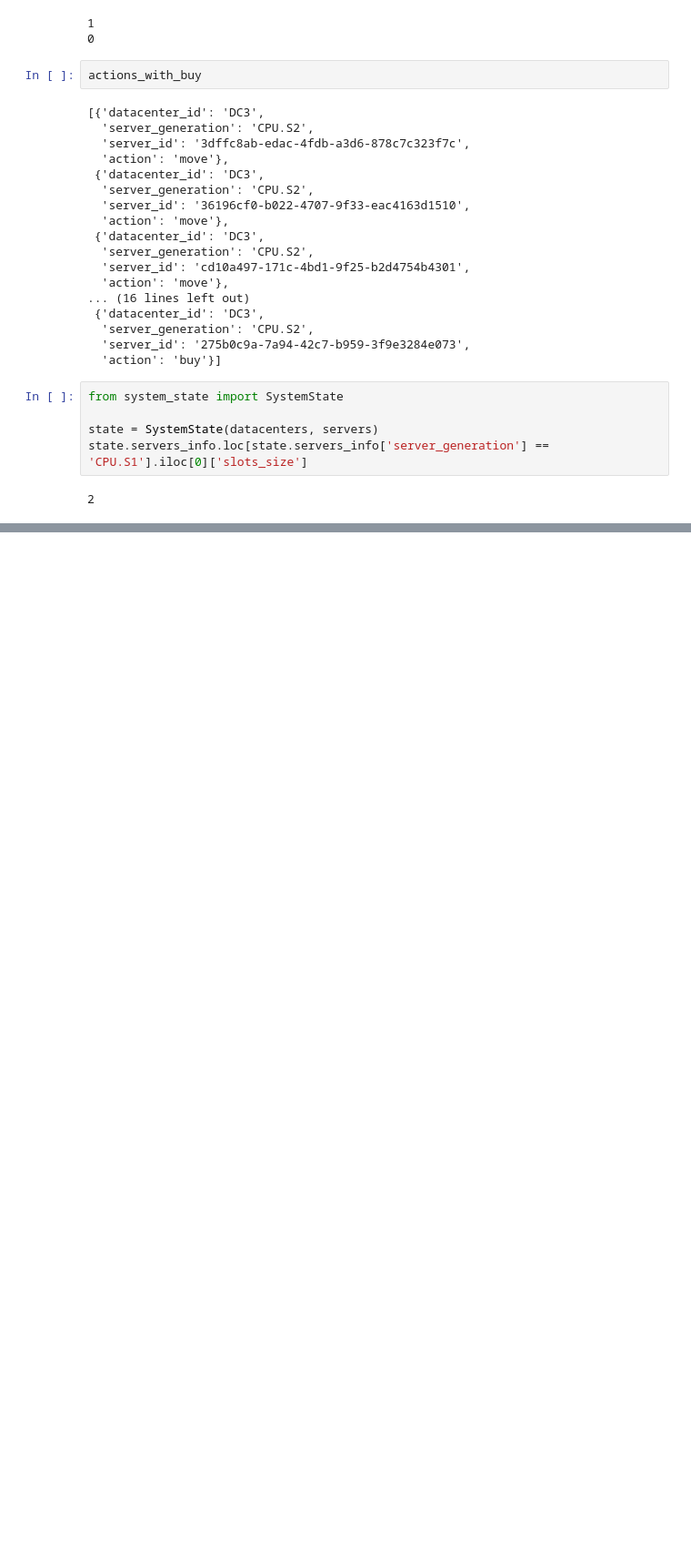
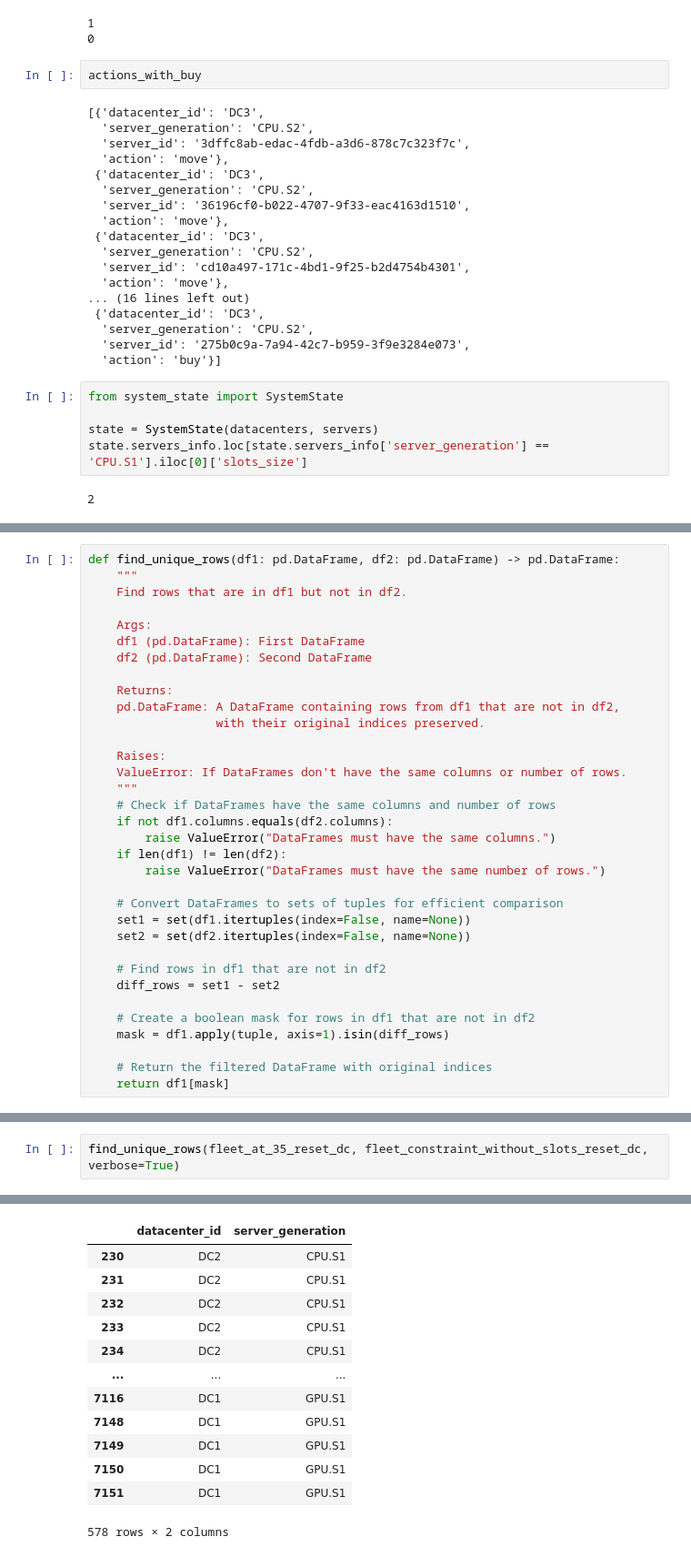
Before and after one commit to degendemolisher/Hackathon-Huawei-FiveGuys, a Jupyter notebook: analyse_data/tests.ipynb, the cells around one changed output, grey strips where cells are left out. Shown at 91% size. Cells and saved outputs as stored; diff of their text form; blank space fills up the shorter version.

```diff
--- a/analyse_data/tests.ipynb
+++ b/analyse_data/tests.ipynb
@@ -1616,0 +1738,34 @@ state.servers_info.loc[state.servers_info['server_generation'] == 'CPU.S1'].iloc
+# %%
+def find_unique_rows(df1: pd.DataFrame, df2: pd.DataFrame) -> pd.DataFrame:
+    """
+    Find rows that are in df1 but not in df2.
+
+    Args:
+    df1 (pd.DataFrame): First DataFrame
+    df2 (pd.DataFrame): Second DataFrame
+
+    Returns:
+    pd.DataFrame: A DataFrame containing rows from df1 that are not in df2,
+                  with their original indices preserved.
+
+    Raises:
+    ValueError: If DataFrames don't have the same columns or number of rows.
+    """
+    # Check if DataFrames have the same columns and number of rows
+    if not df1.columns.equals(df2.columns):
+        raise ValueError("DataFrames must have the same columns.")
+    if len(df1) != len(df2):
+        raise ValueError("DataFrames must have the same number of rows.")
+
+    # Convert DataFrames to sets of tuples for efficient comparison
+    set1 = set(df1.itertuples(index=False, name=None))
+    set2 = set(df2.itertuples(index=False, name=None))
+
+    # Find rows in df1 that are not in df2
+    diff_rows = set1 - set2
+
+    # Create a boolean mask for rows in df1 that are not in df2
+    mask = df1.apply(tuple, axis=1).isin(diff_rows)
+
+    # Return the filtered DataFrame with original indices
+    return df1[mask]
@@ -1616,0 +1840,3 @@ state.servers_info.loc[state.servers_info['server_generation'] == 'CPU.S1'].iloc
+# %%
+find_unique_rows(fleet_at_35_reset_dc, fleet_constraint_without_slots_reset_dc, verbose=True)
+# %% [output]
@@ -1616,0 +1860,13 @@ state.servers_info.loc[state.servers_info['server_generation'] == 'CPU.S1'].iloc
+|  | datacenter_id | server_generation |
+| 230 | DC2 | CPU.S1 |
+| 231 | DC2 | CPU.S1 |
+| 232 | DC2 | CPU.S1 |
+| 233 | DC2 | CPU.S1 |
+| 234 | DC2 | CPU.S1 |
+| ... | ... | ... |
+| 7116 | DC1 | GPU.S1 |
+| 7148 | DC1 | GPU.S1 |
+| 7149 | DC1 | GPU.S1 |
+| 7150 | DC1 | GPU.S1 |
+| 7151 | DC1 | GPU.S1 |
+578 rows × 2 columns
```
Also changed, not shown: parts of 25 cells of this notebook, 10 other files.
